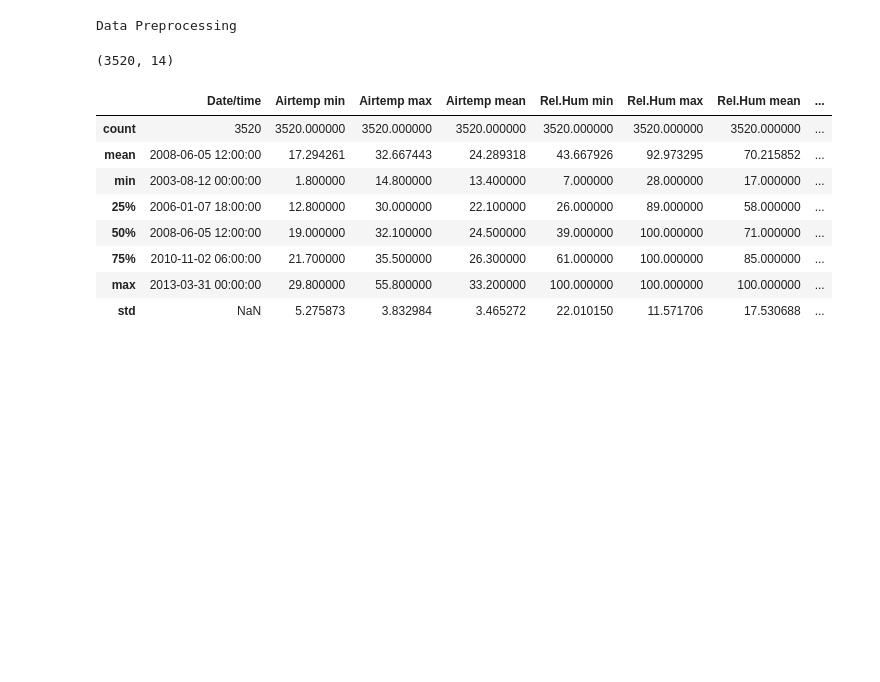
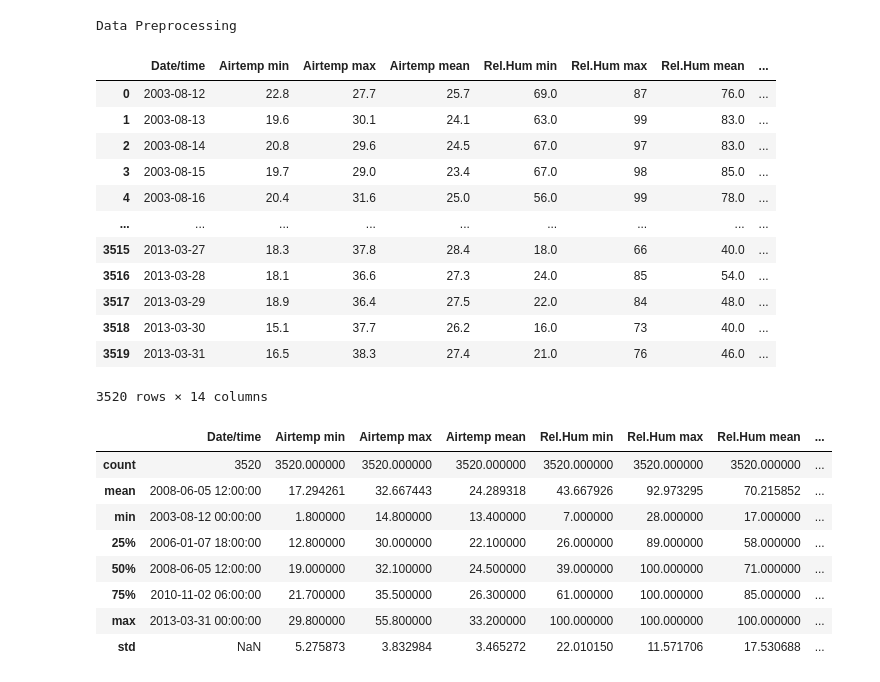
Before and after one commit to sanket2452/Climate-Change-Impact-on-Grapes, a Jupyter notebook: DataPreprocessing.ipynb, the cells around one changed output. Cells and saved outputs as stored; diff of their text form; code cells hidden in the pictures; blank space fills up the shorter version.

```diff
--- a/DataPreprocessing.ipynb
+++ b/DataPreprocessing.ipynb
@@ -9,7 +10,19 @@ data = pd.read_excel("MainDataPranav.xlsx")
 # %%
-data.shape
+data
 # %% [output]
+|  | Date/time | Airtemp min | Airtemp max | Airtemp mean | Rel.Hum min | Rel.Hum max | Rel.Hum mean | ... |
+| 0 | 2003-08-12 | 22.8 | 27.7 | 25.7 | 69.0 | 87 | 76.0 | ... |
+| 1 | 2003-08-13 | 19.6 | 30.1 | 24.1 | 63.0 | 99 | 83.0 | ... |
+| 2 | 2003-08-14 | 20.8 | 29.6 | 24.5 | 67.0 | 97 | 83.0 | ... |
+| 3 | 2003-08-15 | 19.7 | 29.0 | 23.4 | 67.0 | 98 | 85.0 | ... |
+| 4 | 2003-08-16 | 20.4 | 31.6 | 25.0 | 56.0 | 99 | 78.0 | ... |
+| ... | ... | ... | ... | ... | ... | ... | ... | ... |
+| 3515 | 2013-03-27 | 18.3 | 37.8 | 28.4 | 18.0 | 66 | 40.0 | ... |
+| 3516 | 2013-03-28 | 18.1 | 36.6 | 27.3 | 24.0 | 85 | 54.0 | ... |
+| 3517 | 2013-03-29 | 18.9 | 36.4 | 27.5 | 22.0 | 84 | 48.0 | ... |
+| 3518 | 2013-03-30 | 15.1 | 37.7 | 26.2 | 16.0 | 73 | 40.0 | ... |
+| 3519 | 2013-03-31 | 16.5 | 38.3 | 27.4 | 21.0 | 76 | 46.0 | ... |
-(3520, 14)
+3520 rows × 14 columns
 # %%
 data.describe()
 # %% [output]
```
Also changed, not shown: parts of 1 cell of this notebook, 23 other files.
